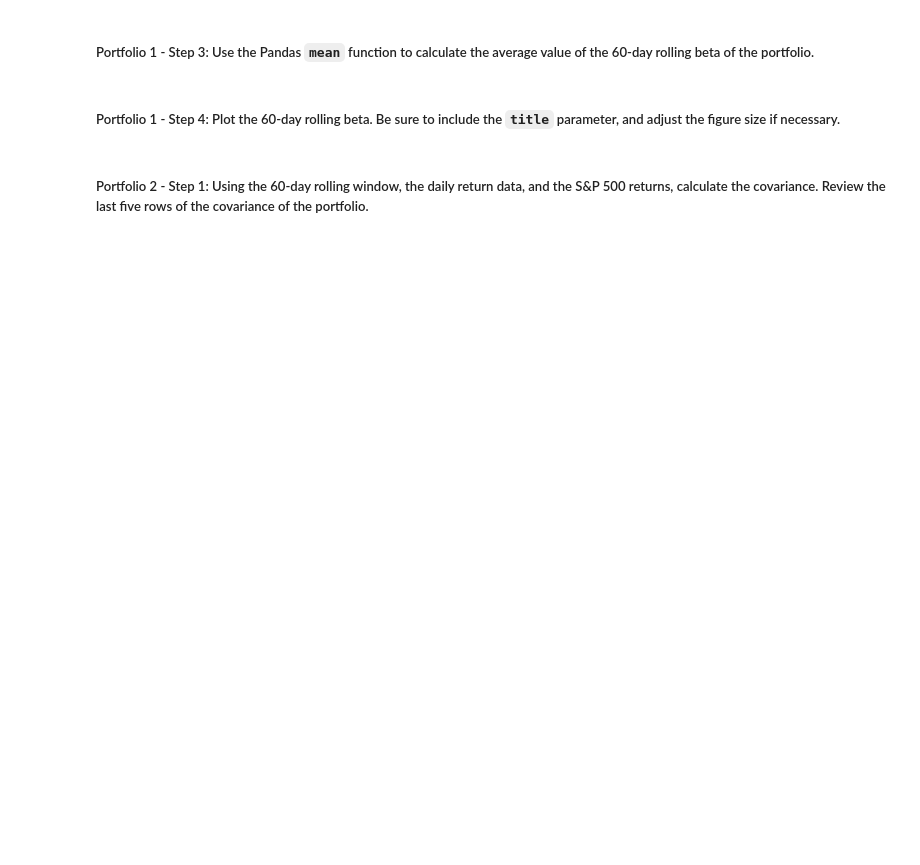
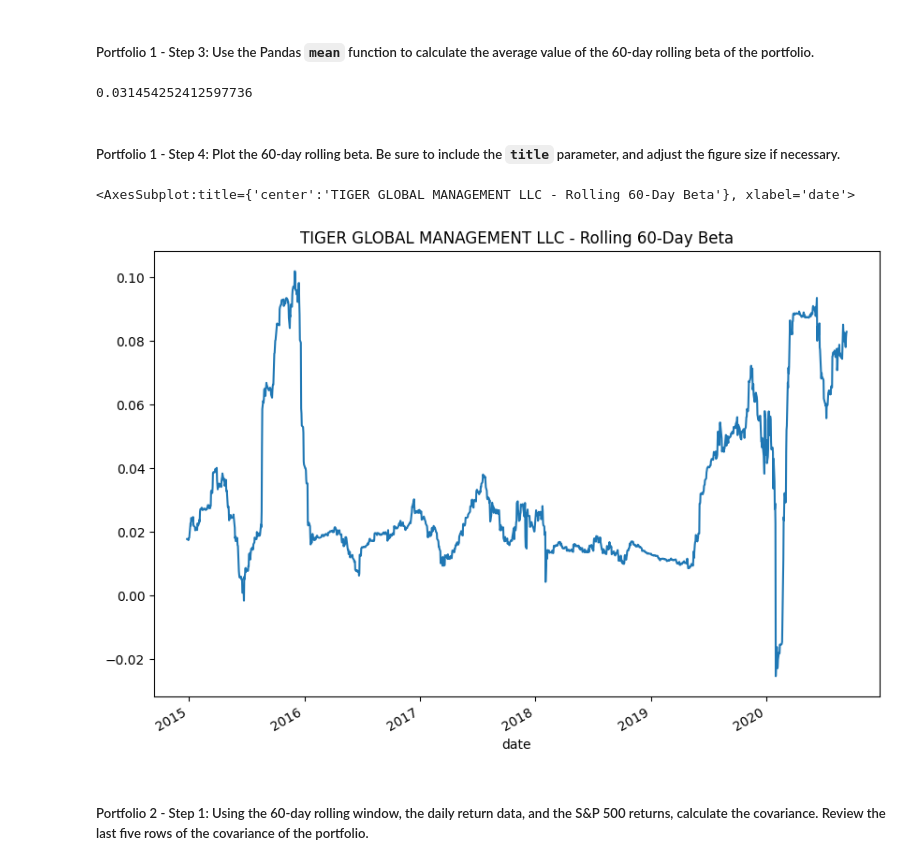
Before and after one commit to Abillu/ChallengeM4_Upload, a Jupyter notebook: risk_return_analysis.ipynb, the cells around one changed output. Drawn from its saved outputs; the diff is of its cells as text; code cells hidden in the pictures; blank space fills up the shorter version.

```diff
--- a/risk_return_analysis.ipynb
+++ b/risk_return_analysis.ipynb
@@ -373,0 +391,5 @@ Your analysis is nearing completion. Now, you need to evaluate how the portfolio
+# %%
+# Calculate the variance of the S&P 500 using a rolling 60-day window.
+#  Use apply funtion to the S&P 500 series within the combined dataframe ( S&P500 and the four funds portfolio )to calculate the series variance:
+market_rolling_60_variance =daily_returns['S&P 500'].rolling(window=60).apply(np.var).dropna()
+market_rolling_60_variance.tail()
@@ -384,6 +414,10 @@ Your analysis is nearing completion. Now, you need to evaluate how the portfolio
 # %% [markdown]
 ##### Portfolio 1 - Step 1: Using the 60-day rolling window, the daily return data, and the S&P 500 returns, calculate the covariance. Review the last five rows of the covariance of the portfolio.
 # %%
-# Calculate the covariance using a 60-day rolling window
+# Calculate the covariance using a 60-day rolling window  -  TIGER GLOBAL MANAGEMENT LLC portfolio
 # Review the last five rows of the covariance data
-# YOUR CODE HERE
+
+
+tgml_rolling_60_covariance = daily_returns['TIGER GLOBAL MANAGEMENT LLC'].rolling(window=60).cov(daily_returns['S&P 500'])
+
+tgml_rolling_60_covariance.tail()
@@ -392,4 +434,5 @@ Your analysis is nearing completion. Now, you need to evaluate how the portfolio
 # %%
 # Calculate the beta based on the 60-day rolling covariance compared to the market (S&P 500)
 # Review the last five rows of the beta information
-# YOUR CODE HERE
+tgml_rolling_60_beta= tgml_rolling_60_covariance / market_rolling_60_variance
+tgml_rolling_60_beta.tail
@@ -397,13 +454,22 @@ Your analysis is nearing completion. Now, you need to evaluate how the portfolio
 ##### Portfolio 1 - Step 3: Use the Pandas `mean` function to calculate the average value of the 60-day rolling beta of the portfolio.
 # %%
 # Calculate the average of the 60-day rolling beta
-# YOUR CODE HERE
+tgml_rolling_60_beta.mean()
+# %% [output]
+0.031454252412597736
 # %% [markdown]
 ##### Portfolio 1 - Step 4: Plot the 60-day rolling beta. Be sure to include the `title` parameter, and adjust the figure size if necessary.
 # %%
 # Plot the rolling beta
 # Include a title parameter and adjust the figure size
-# YOUR CODE HERE
+
+tgml_rolling_60_beta.plot(
+    figsize=(10, 7),
+    title='TIGER GLOBAL MANAGEMENT LLC - Rolling 60-Day Beta'
+)
+# %% [output]
+<AxesSubplot:title={'center':'TIGER GLOBAL MANAGEMENT LLC - Rolling 60-Day Beta'}, xlabel='date'>
+[figure, added]
 # %% [markdown]
 ##### Portfolio 2 - Step 1: Using the 60-day rolling window, the daily return data, and the S&P 500 returns, calculate the covariance. Review the last five rows of the covariance of the portfolio.
 # %%
```
Also changed, not shown: parts of 20 cells of this notebook.
